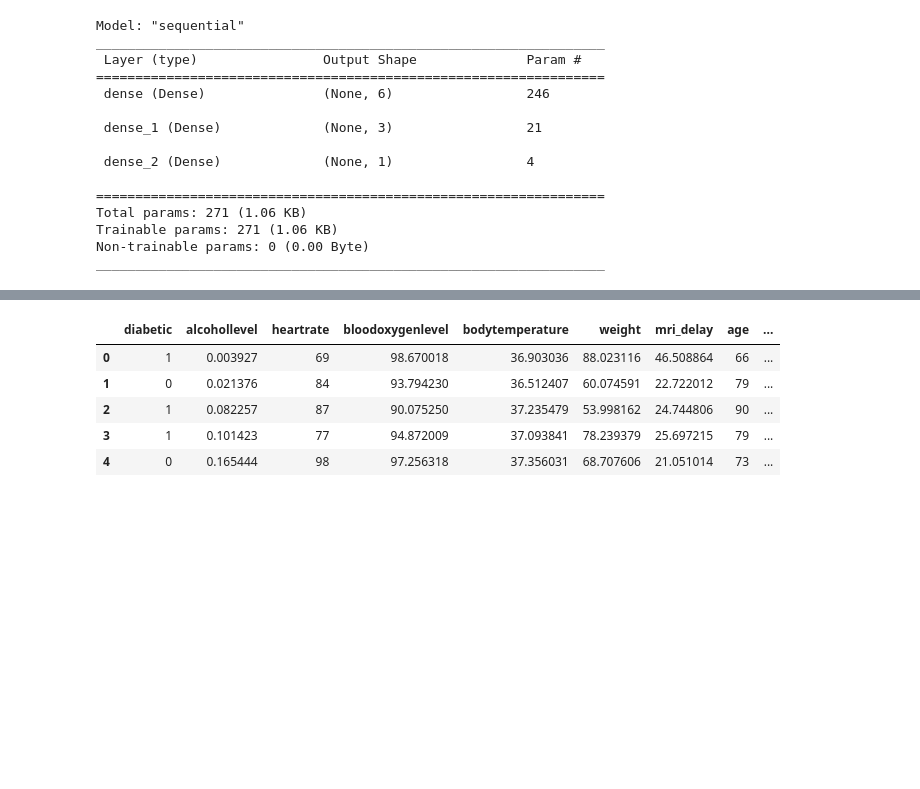
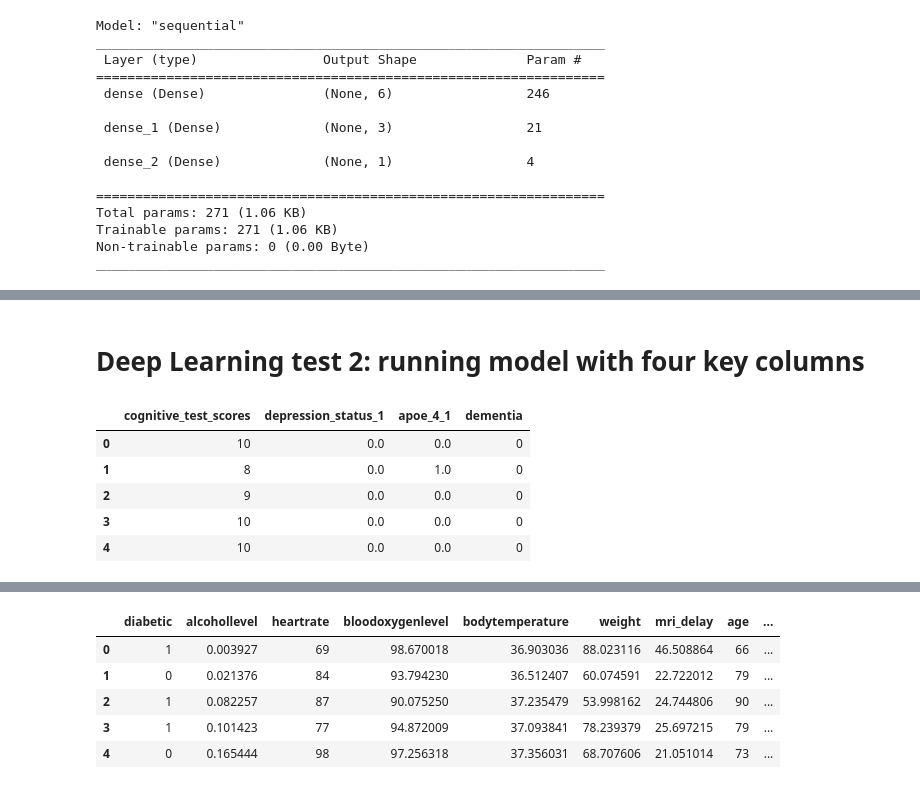
Before and after one commit to SarahSchilling618/project-4, a Jupyter notebook: dementia_deep_learning.ipynb, the cells around one changed output, grey strips where cells are left out. Saved outputs shown, nothing was run; the diff lists cells and outputs as text; code cells hidden in the pictures; blank space fills up the shorter version.

```diff
--- a/dementia_deep_learning.ipynb
+++ b/dementia_deep_learning.ipynb
@@ -134,0 +137,13 @@ Loss: 0.13803721964359283, Accuracy: 0.9800000190734863
+# %% [markdown]
+# Deep Learning test 2: running model with four key columns
+# %%
+## run test with four key columns
+dementia_df_key_columns = dementia_df[['cognitive_test_scores', 'depression_status_1', 'apoe_4_1', 'dementia']]
+dementia_df_key_columns.head()
+# %% [output]
+|  | cognitive_test_scores | depression_status_1 | apoe_4_1 | dementia |
+| 0 | 10 | 0.0 | 0.0 | 0 |
+| 1 | 8 | 0.0 | 1.0 | 0 |
+| 2 | 9 | 0.0 | 0.0 | 0 |
+| 3 | 10 | 0.0 | 0.0 | 0 |
+| 4 | 10 | 0.0 | 0.0 | 0 |
```
Also changed, not shown: parts of 13 cells of this notebook.
